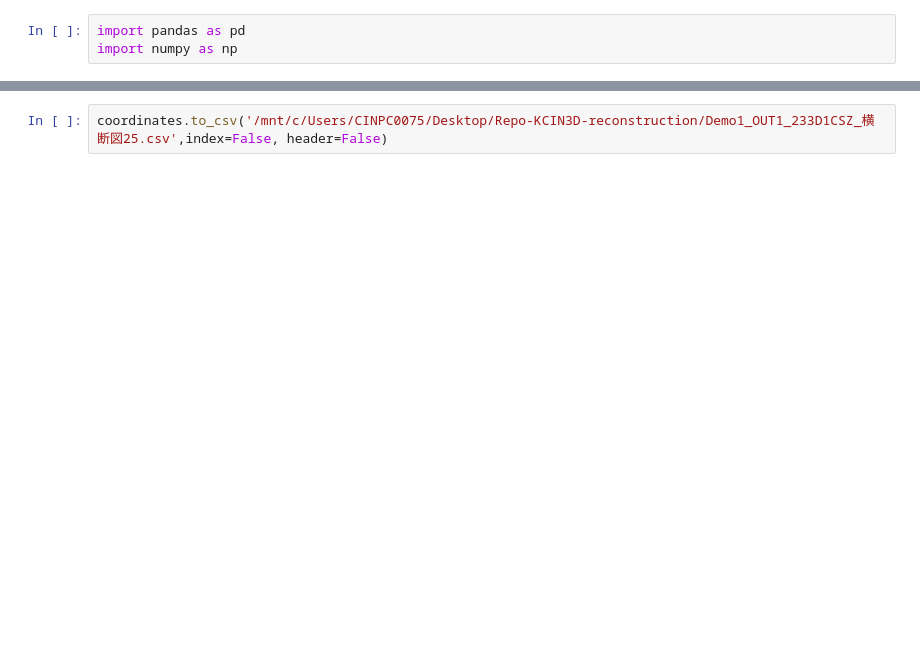
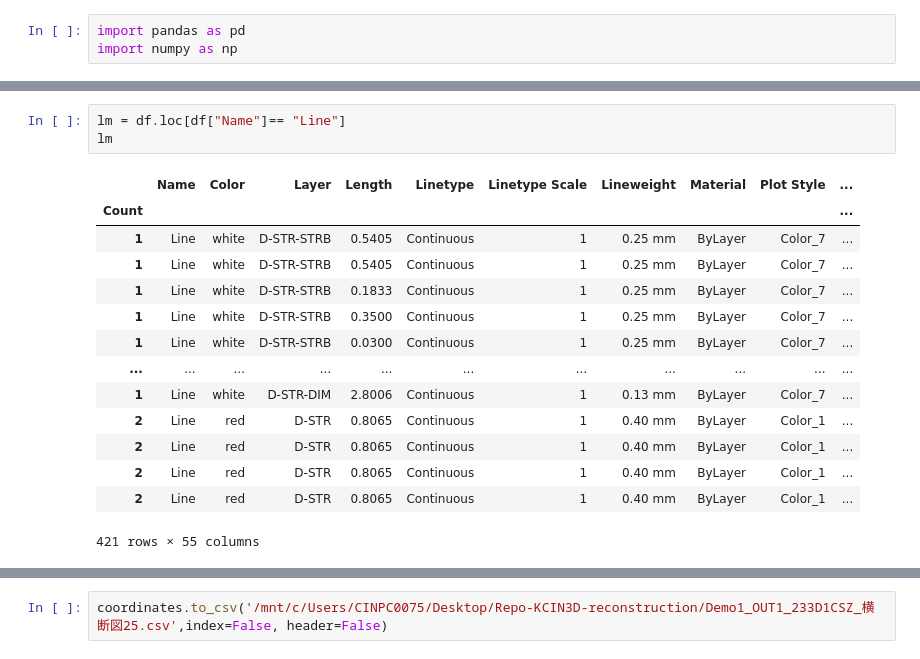
Before and after one commit to Shahabks/Repo-KCIN3D-reconstruction, a Jupyter notebook: DX_Komatsu_Prototype_0-233D1CSZ_横断図25.ipynb, the cells around one changed output, grey strips where cells are left out. Saved outputs shown, nothing was run; the diff lists cells and outputs as text; blank space fills up the shorter version.

```diff
--- a/DX_Komatsu_Prototype_0-233D1CSZ_横断図25.ipynb
+++ b/DX_Komatsu_Prototype_0-233D1CSZ_横断図25.ipynb
@@ -84,0 +74,18 @@ df.loc[["高", "計","画"], ["Position X", "Position Y", "Position Z"]]
+# %%
+lm = df.loc[df["Name"]== "Line"]
+lm
+# %% [output]
+|  | Name | Color | Layer | Length | Linetype | Linetype Scale | Lineweight | Material | Plot Style | ... |
+| Count |  |  |  |  |  |  |  |  |  | ... |
+| 1 | Line | white | D-STR-STRB | 0.5405 | Continuous | 1 | 0.25 mm | ByLayer | Color_7 | ... |
+| 1 | Line | white | D-STR-STRB | 0.5405 | Continuous | 1 | 0.25 mm | ByLayer | Color_7 | ... |
+| 1 | Line | white | D-STR-STRB | 0.1833 | Continuous | 1 | 0.25 mm | ByLayer | Color_7 | ... |
+| 1 | Line | white | D-STR-STRB | 0.3500 | Continuous | 1 | 0.25 mm | ByLayer | Color_7 | ... |
+| 1 | Line | white | D-STR-STRB | 0.0300 | Continuous | 1 | 0.25 mm | ByLayer | Color_7 | ... |
+| ... | ... | ... | ... | ... | ... | ... | ... | ... | ... | ... |
+| 1 | Line | white | D-STR-DIM | 2.8006 | Continuous | 1 | 0.13 mm | ByLayer | Color_7 | ... |
+| 2 | Line | red | D-STR | 0.8065 | Continuous | 1 | 0.40 mm | ByLayer | Color_1 | ... |
+| 2 | Line | red | D-STR | 0.8065 | Continuous | 1 | 0.40 mm | ByLayer | Color_1 | ... |
+| 2 | Line | red | D-STR | 0.8065 | Continuous | 1 | 0.40 mm | ByLayer | Color_1 | ... |
+| 2 | Line | red | D-STR | 0.8065 | Continuous | 1 | 0.40 mm | ByLayer | Color_1 | ... |
+421 rows × 55 columns
```
Also changed, not shown: parts of 23 cells of this notebook.
